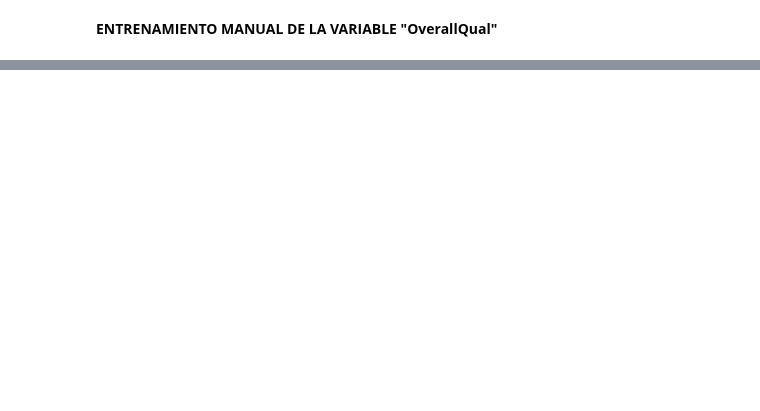
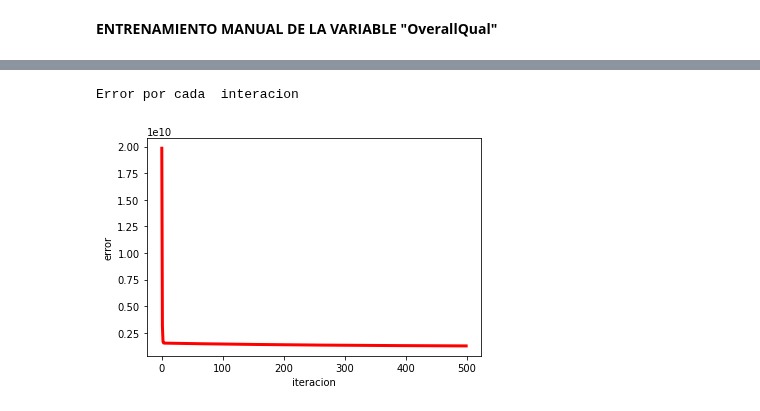
Before and after one commit to macde58/Proyecto-Final, a Jupyter notebook: Proyecto_Final_MAC.ipynb, the cells around one changed output, grey strips where cells are left out. Cells and saved outputs as stored; diff of their text form; code cells hidden in the pictures; blank space fills up the shorter version.

```diff
--- a/Proyecto_Final_MAC.ipynb
+++ b/Proyecto_Final_MAC.ipynb
@@ -423,0 +413,2 @@ saleprice = train_frame["SalePrice"]
+# %%
+train_overallQual = funcion_train(overallQual, saleprice, epochs, imprimir_error, lr)
@@ -423,0 +421,3 @@ saleprice = train_frame["SalePrice"]
+# %%
+overallQual_modelo = train_overallQual[2]
+overallQual_error = train_overallQual[5]
@@ -423,0 +444,5 @@ saleprice = train_frame["SalePrice"]
+# %%
+graf_error_iteracion(overallQual_error)
+# %% [output]
+Error por cada  interacion
+[figure, added]
```
Also changed, not shown: parts of 18 cells of this notebook.
